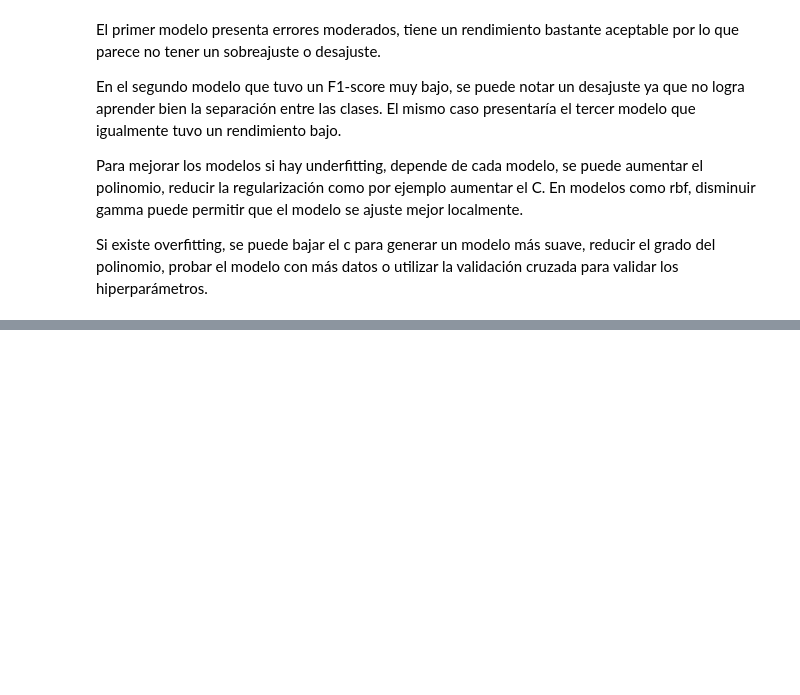
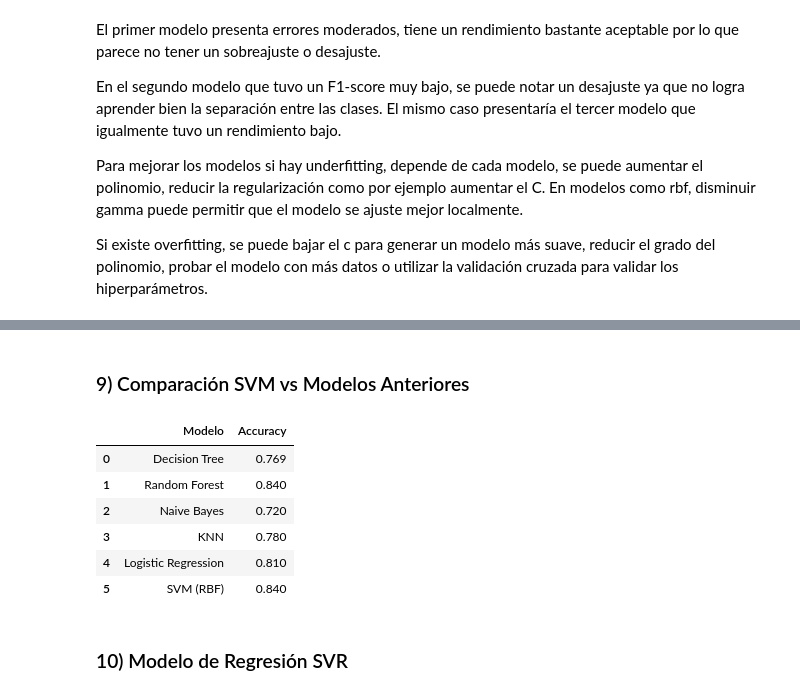
Before and after one commit to HanseLopez99/Support-Vector-Machine-Data-Mining, a Jupyter notebook: proyecto2.ipynb, the cells around one changed output, grey strips where cells are left out. Cells and saved outputs as stored; diff of their text form; code cells hidden in the pictures; blank space fills up the shorter version.

```diff
--- a/proyecto2.ipynb
+++ b/proyecto2.ipynb
@@ -2839,0 +2945,26 @@ Si existe overfitting, se puede bajar el c para generar un modelo más suave, re
+# %% [markdown]
+### 9) Comparación SVM vs Modelos Anteriores
+# %%
+# Resultados de accuracy previamente obtenidos
+resultados_previos = {
+    'Decision Tree': 0.769,
+    'Random Forest': 0.84,
+    'Naive Bayes': 0.72,
+    'KNN': 0.78,
+    'Logistic Regression': 0.81,
+    'SVM (RBF)': 0.84  # <- Actualiza este si tu resultado en la 8 fue diferente
+}
+
+# Mostrar comparación
+df_comparacion = pd.DataFrame(list(resultados_previos.items()), columns=['Modelo', 'Accuracy'])
+display(df_comparacion)
+# %% [output]
+|  | Modelo | Accuracy |
+| 0 | Decision Tree | 0.769 |
+| 1 | Random Forest | 0.840 |
+| 2 | Naive Bayes | 0.720 |
+| 3 | KNN | 0.780 |
+| 4 | Logistic Regression | 0.810 |
+| 5 | SVM (RBF) | 0.840 |
+# %% [markdown]
+### 10) Modelo de Regresión SVR
```
Also changed, not shown: parts of 5 cells of this notebook, 1 other file.
